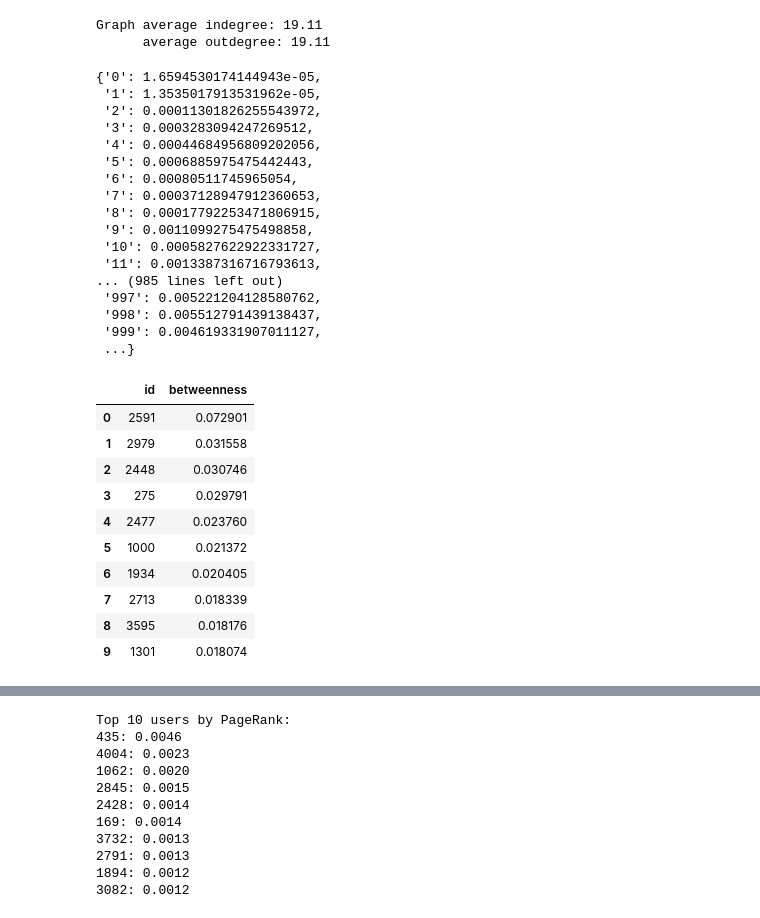
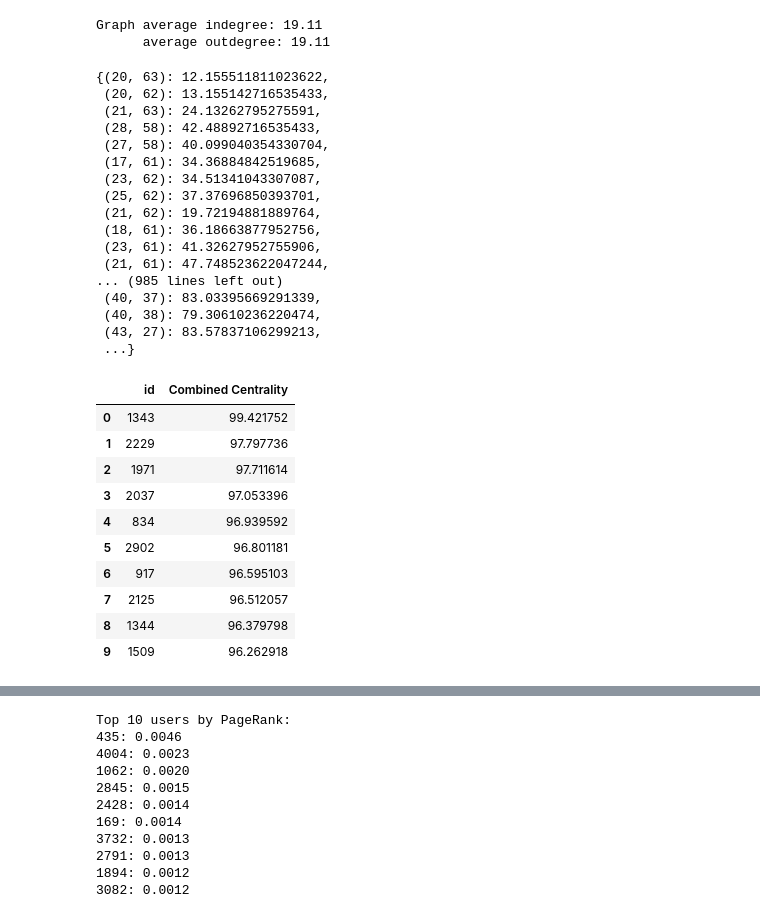
Before and after one commit to zdanielm/IBM-wiring-network, a Jupyter notebook: net.ipynb, the cells around one changed output, grey strips where cells are left out. Saved outputs shown, nothing was run; the diff lists cells and outputs as text; code cells hidden in the pictures.

```diff
--- a/net.ipynb
+++ b/net.ipynb
@@ -136,61 +219,61 @@ Graph average indegree: 19.11
 # %%
 G = nx.read_gexf("ibm1_NET.gexf")
 # %%
-betweenness = calculate_betwenness(G)
+centrality = calculate_combined_centrality(G)
 # %%
-betweenness
+centrality
 # %% [output]
-{'0': 1.6594530174144943e-05,
- '1': 1.3535017913531962e-05,
- '2': 0.00011301826255543972,
- '3': 0.0003283094247269512,
- '4': 0.00044684956809202056,
- '5': 0.0006885975475442443,
- '6': 0.00080511745965054,
- '7': 0.00037128947912360653,
- '8': 0.00017792253471806915,
- '9': 0.0011099275475498858,
- '10': 0.0005827622922331727,
- '11': 0.0013387316716793613,
+{(20, 63): 12.155511811023622,
+ (20, 62): 13.155142716535433,
+ (21, 63): 24.13262795275591,
+ (28, 58): 42.48892716535433,
+ (27, 58): 40.099040354330704,
+ (17, 61): 34.36884842519685,
+ (23, 62): 34.51341043307087,
+ (25, 62): 37.37696850393701,
+ (21, 62): 19.72194881889764,
+ (18, 61): 36.18663877952756,
+ (23, 61): 41.32627952755906,
+ (21, 61): 47.748523622047244,
 ... (985 lines left out)
- '997': 0.005221204128580762,
- '998': 0.005512791439138437,
- '999': 0.004619331907011127,
+ (40, 37): 83.03395669291339,
+ (40, 38): 79.30610236220474,
+ (43, 27): 83.57837106299213,
  ...}
 # %%
-# After Cell 12 (betweenness calculation), modify Cell 15:
+# Combined centrality export
 import pandas as pd
 
 # Create a mapping from node IDs (coordinates) to labels
 node_labels = nx.get_node_attributes(G, 'id')
 
 # Convert betweenness dict to use labels instead of coordinates
 betweenness_labeled = {}
-for node_id, betw_value in betweenness.items():
+for node_id, centrality_value in centrality.items():
     # Use the label if available, otherwise use the node_id itself
     label = node_labels.get(node_id, node_id)
-    betweenness_labeled[label] = betw_value
+    betweenness_labeled[label] = centrality_value
 
 # Create DataFrame from the labeled betweenness
 df = pd.DataFrame.from_dict(betweenness_labeled, orient='index')
 
 df.sort_values(by=0, ascending=False, inplace=True)
 df.reset_index(inplace=True)
-df.rename(columns={"index": "id", 0: "betweenness"}, inplace=True)
-df["betweenness"] = round(df["betweenness"], 8)
+df.rename(columns={"index": "id", 0: "Combined Centrality"}, inplace=True)
+df["Combined Centrality"] = round(df["Combined Centrality"], 8)
 
 df = df.head(10)
 
 df
 # %% [output]
-|  | id | betweenness |
-| 0 | 2591 | 0.072901 |
-| 1 | 2979 | 0.031558 |
-| 2 | 2448 | 0.030746 |
-| 3 | 275 | 0.029791 |
-| 4 | 2477 | 0.023760 |
-| 5 | 1000 | 0.021372 |
-| 6 | 1934 | 0.020405 |
-| 7 | 2713 | 0.018339 |
-| 8 | 3595 | 0.018176 |
-| 9 | 1301 | 0.018074 |
+|  | id | Combined Centrality |
+| 0 | 1343 | 99.421752 |
+| 1 | 2229 | 97.797736 |
+| 2 | 1971 | 97.711614 |
+| 3 | 2037 | 97.053396 |
+| 4 | 834 | 96.939592 |
+| 5 | 2902 | 96.801181 |
+| 6 | 917 | 96.595103 |
+| 7 | 2125 | 96.512057 |
+| 8 | 1344 | 96.379798 |
+| 9 | 1509 | 96.262918 |
```
Also changed, not shown: parts of 14 cells of this notebook.
